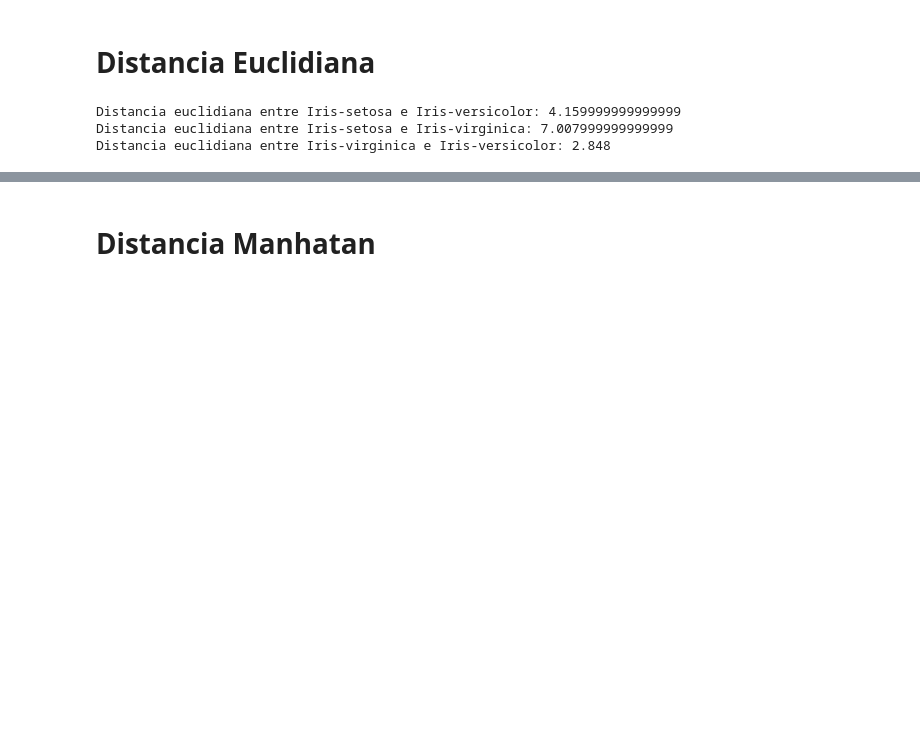
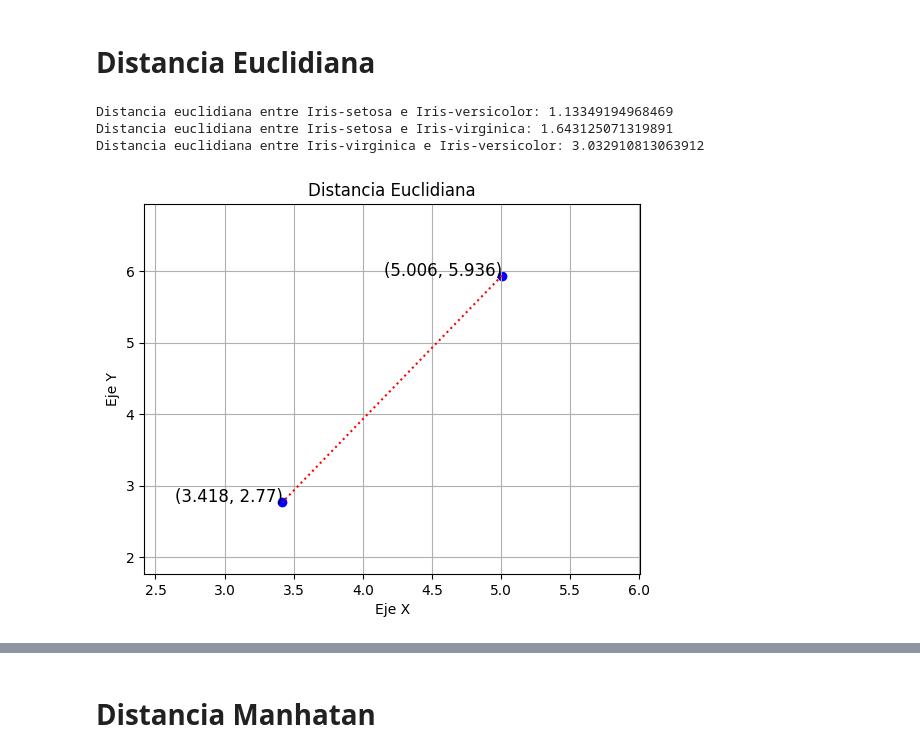
Before and after one commit to ECastro08/talentoTech, a Jupyter notebook: Untitled5.ipynb, the cells around one changed output, grey strips where cells are left out. Drawn from its saved outputs; the diff is of its cells as text; code cells hidden in the pictures; blank space fills up the shorter version.

```diff
--- a/Untitled5.ipynb
+++ b/Untitled5.ipynb
@@ -29,24 +29,63 @@ promedio_por_especie
 # %% [markdown]
 # Distancia Euclidiana
 # %%
-def calculate_distance_euclidiana(point_1, point_2):
-  distancia_euclidiana = np.sqrt(np.sum(point_1-point_2)**2)
+def calculate_distance_euclidiana(x1,y1,x2,y2):
+  distancia_euclidiana = np.sqrt((x2-x1)**2+(y2-y1)**2)
   return distancia_euclidiana
 
 iris_setosa = promedio_por_especie.loc['Iris-setosa']
 iris_versicolor = promedio_por_especie.loc['Iris-versicolor']
 iris_virginica = promedio_por_especie.loc['Iris-virginica']
 
-distancia_euclidiana1 = calculate_distance_euclidiana(iris_setosa,iris_versicolor)
-distancia_euclidiana2 = calculate_distance_euclidiana(iris_setosa,iris_virginica)
-distancia_euclidiana3 = calculate_distance_euclidiana(iris_virginica,iris_versicolor)
+distancia_euclidiana1 = calculate_distance_euclidiana(iris_setosa[0],iris_setosa[1],iris_versicolor[0],iris_versicolor[1])
+distancia_euclidiana2 = calculate_distance_euclidiana(iris_setosa[0],iris_setosa[1],iris_virginica[0],iris_virginica[1])
+distancia_euclidiana3 = calculate_distance_euclidiana(iris_virginica[0],iris_virginica[1],iris_versicolor[0],iris_versicolor[0])
 
 print("Distancia euclidiana entre Iris-setosa e Iris-versicolor:", distancia_euclidiana1)
 print("Distancia euclidiana entre Iris-setosa e Iris-virginica:", distancia_euclidiana2)
 print("Distancia euclidiana entre Iris-virginica e Iris-versicolor:", distancia_euclidiana3)
 # %% [output]
-Distancia euclidiana entre Iris-setosa e Iris-versicolor: 4.159999999999999
-Distancia euclidiana entre Iris-setosa e Iris-virginica: 7.007999999999999
-Distancia euclidiana entre Iris-virginica e Iris-versicolor: 2.848
+Distancia euclidiana entre Iris-setosa e Iris-versicolor: 1.13349194968469
+Distancia euclidiana entre Iris-setosa e Iris-virginica: 1.643125071319891
+Distancia euclidiana entre Iris-virginica e Iris-versicolor: 3.032910813063912
+# %%
+def plot_points_and_line(x1, y1, x2, y2):
+    # Crear una figura y un sistema de ejes
+    fig, ax = plt.subplots()
+
+    # Graficar los puntos
+    ax.scatter([x1, x2], [y1, y2], color='blue')
+
+    # Graficar la línea entre los puntos
+    ax.plot([x1, x2], [y1, y2], linestyle=':', color='red')
+
+    # Etiquetar los puntos
+    ax.text(x1, y1, f'({x1}, {y1})', fontsize=12, ha='right')
+    ax.text(x2, y2, f'({x2}, {y2})', fontsize=12, ha='right')
+
+    # Calcular la distancia euclidiana
+    distance = calculate_distance_euclidiana(x1, y1, x2, y2)
+
+    # Colocar la etiqueta de la distancia euclidiana
+    #ax.text(np.sqrt((x2-x1)**2, (y2-y1)**2), f'{distance:.2f}', fontsize=12, ha='center')
+
+    # Ajustar los límites del gráfico
+    ax.set_xlim(min(x1, x2) - 1, max(x1, x2) + 1)
+    ax.set_ylim(min(y1, y2) - 1, max(y1, y2) + 1)
+
+    # Etiquetas de los ejes
+    ax.set_xlabel('Eje X')
+    ax.set_ylabel('Eje Y')
+
+    # Título del gráfico
+    ax.set_title('Distancia Euclidiana')
+
+    # Mostrar el gráfico
+    plt.grid(True)
+    plt.show()
+
+plot_points_and_line(x1, y1, x2, y2)
+# %% [output]
+[figure, added]
 # %%
 # Graficar los 3 pares de especies
```
Also changed, not shown: parts of 3 cells of this notebook.
